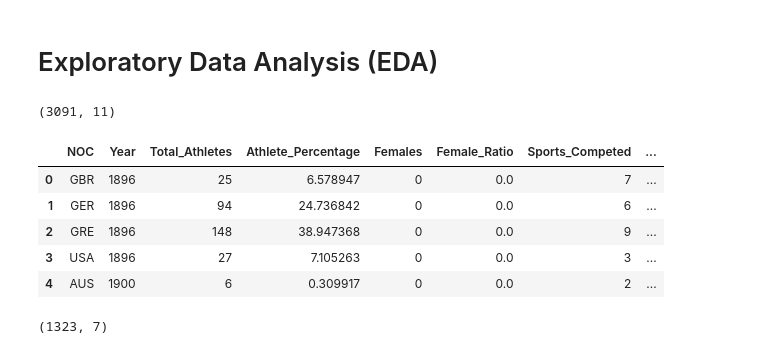
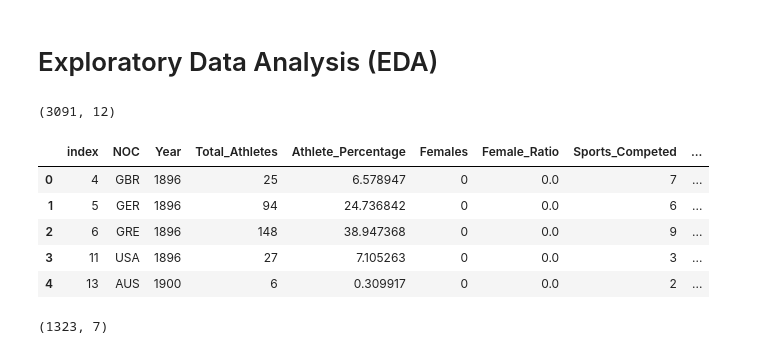
Before and after one commit to acdick/olympic_medal_count, a Jupyter notebook: Source/03_Exploratory_Data_Analysis.ipynb, the cells around one changed output. Cells and saved outputs as stored; diff of their text form; code cells hidden in the pictures.

```diff
--- a/Source/03_Exploratory_Data_Analysis.ipynb
+++ b/Source/03_Exploratory_Data_Analysis.ipynb
@@ -25,17 +25,17 @@ def close_c_conn():
 # %%
 #select SQL athletes table
 athletes = pd.read_sql_query("SELECT * FROM athletes;", conn)
-athletes = athletes.drop(['level_0', 'index'], axis=1)
+#athletes = athletes.drop(['level_0', 'index'], axis=1)
 print(athletes.shape)
 athletes.head()
 # %% [output]
-(3091, 11)
+(3091, 12)
-|  | NOC | Year | Total_Athletes | Athlete_Percentage | Females | Female_Ratio | Sports_Competed | ... |
-| 0 | GBR | 1896 | 25 | 6.578947 | 0 | 0.0 | 7 | ... |
-| 1 | GER | 1896 | 94 | 24.736842 | 0 | 0.0 | 6 | ... |
-| 2 | GRE | 1896 | 148 | 38.947368 | 0 | 0.0 | 9 | ... |
-| 3 | USA | 1896 | 27 | 7.105263 | 0 | 0.0 | 3 | ... |
-| 4 | AUS | 1900 | 6 | 0.309917 | 0 | 0.0 | 2 | ... |
+|  | index | NOC | Year | Total_Athletes | Athlete_Percentage | Females | Female_Ratio | Sports_Competed | ... |
+| 0 | 4 | GBR | 1896 | 25 | 6.578947 | 0 | 0.0 | 7 | ... |
+| 1 | 5 | GER | 1896 | 94 | 24.736842 | 0 | 0.0 | 6 | ... |
+| 2 | 6 | GRE | 1896 | 148 | 38.947368 | 0 | 0.0 | 9 | ... |
+| 3 | 11 | USA | 1896 | 27 | 7.105263 | 0 | 0.0 | 3 | ... |
+| 4 | 13 | AUS | 1900 | 6 | 0.309917 | 0 | 0.0 | 2 | ... |
 # %%
 #select SQL medals table
 medals = pd.read_sql_query("SELECT * FROM medals;", conn)
```
Also changed, not shown: parts of 11 cells of this notebook, 2 other files.
